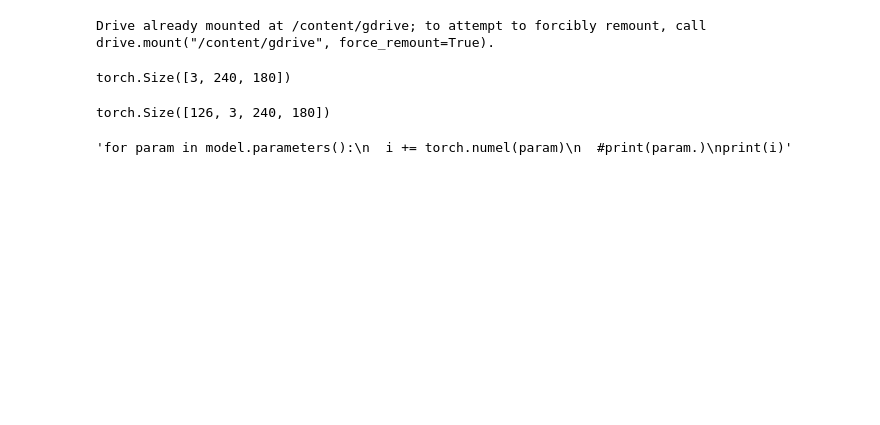
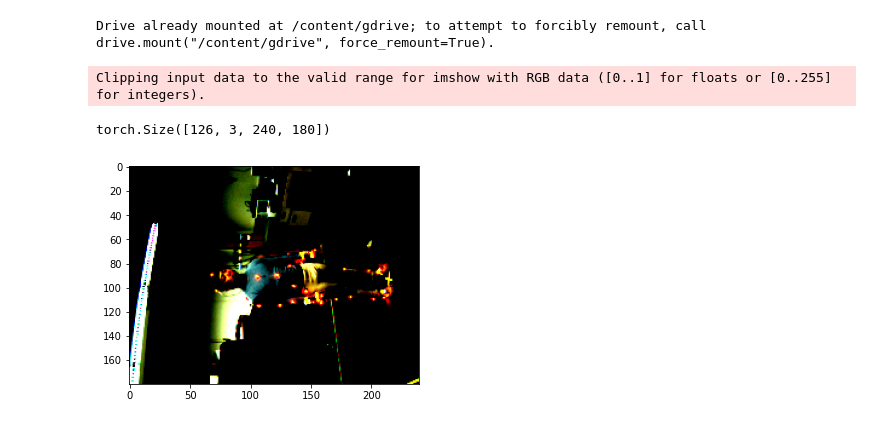
Before and after one commit to ypeng22/DLFinal, a Jupyter notebook: image_cnn_lstm.ipynb, the cells around one changed output. Cells and saved outputs as stored; diff of their text form; code cells hidden in the pictures; blank space fills up the shorter version.

```diff
--- a/image_cnn_lstm.ipynb
+++ b/image_cnn_lstm.ipynb
@@ -26,8 +23,8 @@ import matplotlib.pyplot as plt
 import torchvision.transforms as transforms
 from torchvision.models import resnet101
 import random
-import imageio
 import torch.nn.functional as F
+
 subjects = ['S01', 'S02', 'S03', 'S04', 'S05','S06', 'S07', 'S08', 'S09', 'S10', 'S11', 'S12']
 actions = ['A01', 'A02', 'A03', 'A04', 'A05','A06', 'A07', 'A08', 'A09', 'A10', 'A11']
 reps = ['R01', 'R02', 'R03', 'R04', 'R05']
@@ -69,15 +66,14 @@ class cnn_lstm(nn.Module):
         self.conv3 = nn.Conv2d(32, 64, 3)
         self.conv4 = nn.Conv2d(64, 100, 3)
         self.pool1 = nn.MaxPool2d(3)
-        self.n_hidden = 256
+        self.n_hidden = 128
         self.n_layers = 3
         self.l_lstm = torch.nn.LSTM(input_size = 1500,
                                  hidden_size = self.n_hidden,
                                  num_layers = self.n_layers,
-                                 batch_first = True, dropout=.3)
-        self.fc1 = nn.Linear(1000, 300)
-        self.fc2 = nn.Linear(256, 128)
-        self.fc3 = nn.Linear(128, classes)
+                                 batch_first = True)
+        self.fc2 = nn.Linear(128, 64)
+        self.fc3 = nn.Linear(64, classes)
         #self.relu = nn.LeakyReLU(.1)
         self.relu = nn.ReLU()
 
@@ -108,7 +104,7 @@ class cnn_lstm(nn.Module):
         #print(x1.shape)
         #print(x.shape)
         x1 = x1.reshape(batch, -1).unsqueeze(0)
-        #x1 = self.fc1(x1)
+        #x1 = F.relu(self.fc1(x1))
         lstm_out, _ = self.l_lstm(x1, self.hidden) #lstm_out shape is batch_size, seq len, hidden state
         lstm_out = lstm_out[:,-1,:]
         lstm_out = self.relu(self.fc2(lstm_out.squeeze()))
@@ -124,47 +120,35 @@ class cnn_lstm(nn.Module):
                                         nonlinearity='relu')
                 if m.bias is not None:
                     nn.init.constant_(m.bias, 0)
             elif isinstance(m, nn.Linear):
                 nn.init.kaiming_normal_(m.weight, mode='fan_out',
                                         nonlinearity='relu')
                 nn.init.constant_(m.bias, 0)
 
 def check(i):
     #insert more i.find terms for each action
     return i.find('A01') != -1 or i.find('A02') != -1 or i.find('A05') != -1 or i.find('A07') != -1
 vid_names = [i for i in next(os.walk(data_dir))[2] if check(i)]
 
 #vid_names = os.listdir(data_dir)
 train_vid_names = [i for i in vid_names if i.find('S09') == -1 and i.find('S10') == -1 and i.find('S11') == -1 and i.find('S12') == -1]
 valid_vid_names = [i for i in vid_names if i.find('S09') != -1 ]
 test_vid_names = [i for i in vid_names if i.find('S10') != -1 or i.find('S11') != -1 or i.find('S12') != -1]
 
 #data shape is (num_pics, height, width, channel)
 Normalize = transforms.Normalize(mean=[0.485, 0.456, 0.406],
                                  std=[0.229, 0.224, 0.225])
 train_dataset = BerkeleyMHAD(train_vid_names, data_dir, classes = [0, 1, 4, 6], transform=transforms.Compose([transforms.ToTensor(), Normalize]))
 valid_dataset = BerkeleyMHAD(valid_vid_names, data_dir, classes = [0, 1, 4, 6], transform=transforms.Compose([transforms.ToTensor(), Normalize]))
 test_dataset = BerkeleyMHAD(test_vid_names, data_dir, classes = [0, 1, 4, 6], transform=transforms.Compose([transforms.ToTensor(), Normalize]))
-#plt.imshow(np.transpose(train_dataset[0]['x'][0]))
-print(train_dataset[0]['x'][0].shape)
+plt.imshow(np.transpose(train_dataset[0]['x'][0]))
+print(train_dataset[0]['x'].shape)
 
 batch_size = 1
 
 dev = torch.device("cuda:0" if torch.cuda.is_available() else "cpu")
 #change 2 to number of classes
 # %% [output]
-torch.Size([3, 240, 180])
+Clipping input data to the valid range for imshow with RGB data ([0..1] for floats or [0..255] for integers).
+torch.Size([126, 3, 240, 180])
+[figure, added]
-# %%
-#print(train_dataset[0]['x'].shape)
-#imageio.mimwrite('output_filename.mp4', train_dataset[0]['x'].permute(0, 2, 3, 1).numpy() , fps = 22)
-print(train_dataset[0]['x'].shape)
-# %% [output]
-torch.Size([126, 3, 240, 180])
-# %%
-i = 0
-'''for param in model.parameters():
-  i += torch.numel(param)
-  #print(param.)
-print(i)'''
-# %% [output]
-'for param in model.parameters():\n  i += torch.numel(param)\n  #print(param.)\nprint(i)'
```
Also changed, not shown: parts of 24 cells of this notebook.
